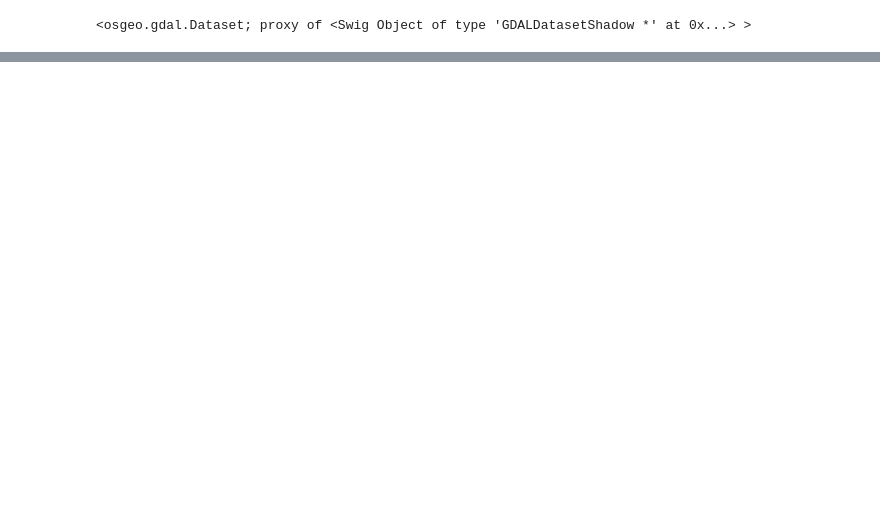
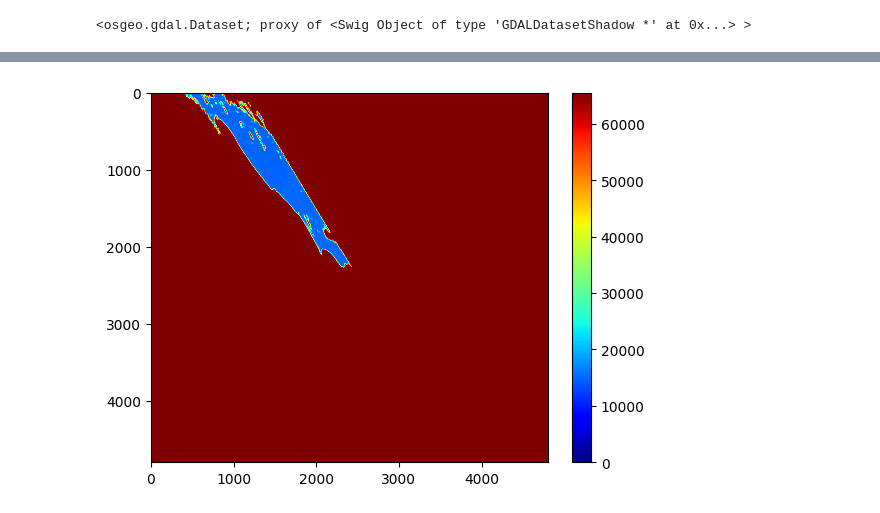
Before and after one commit to KentaKudo/gcom-practice, a Jupyter notebook: src/playground.ipynb, the cells around one changed output, grey strips where cells are left out. Cells and saved outputs as stored; diff of their text form; code cells hidden in the pictures; blank space fills up the shorter version.

```diff
--- a/src/playground.ipynb
+++ b/src/playground.ipynb
@@ -11,6 +11,9 @@ username = os.getenv('FTP_USERNAME')
 from ftplib import FTP
 ftp = FTP('ftp.gportal.jaxa.jp')
 ftp.login(username, 'anonymous');
+# %%
+tile = (5, 29) # (7, 28)
+v, h = tile
 # %%
 base = 'downloads'
 
@@ -19,12 +22,12 @@ dir = "standard/GCOM-C/GCOM-C.SGLI/L2.LAND.LST_/3/2023/09/01"
 os.makedirs(os.path.join(base, dir), exist_ok=True)
 
 # Ascending data
-filename_a = 'GC1SG1_20230901A01D_T0728_L2SG_LST_Q_3000.h5'
+filename_a = 'GC1SG1_20230901A01D_T{:02d}{:02d}_L2SG_LST_Q_3000.h5'.format(v, h)
 with open(os.path.join(base, dir, filename_a), 'wb') as f:
     ftp.retrbinary(f"RETR /{dir}/{filename_a}", f.write)
 
 # Descending data
-filename_a = 'GC1SG1_20230901D01D_T0728_L2SG_LST_Q_3000.h5'
+filename_a = 'GC1SG1_20230901D01D_T{:02d}{:02d}_L2SG_LST_Q_3000.h5'.format(v, h)
 with open(os.path.join(base, dir, filename_a), 'wb') as f:
     ftp.retrbinary(f"RETR /{dir}/{filename_a}", f.write)
 # %%
@@ -34,7 +37,7 @@ output_dir = "output/standard/GCOM-C/GCOM-C.SGLI/L2.LAND.LST_/3/2023/09/01"
 os.makedirs(output_dir, exist_ok=True)
 
 # Ascending data
-downloaded_filename_a = "GC1SG1_20230901A01D_T0728_L2SG_LST_Q_3000.h5"
+downloaded_filename_a = "GC1SG1_20230901A01D_T{:02d}{:02d}_L2SG_LST_Q_3000.h5".format(v, h)
 downloaded_a = gdal.Open(os.path.join(downloaded_dir, downloaded_filename_a), gdal.GA_ReadOnly)
 # %%
 downloaded_a.GetMetadata()
@@ -91,0 +106,17 @@ gdal.Translate(
+# %%
+import h5py
+import numpy as np
+import matplotlib.pyplot as plt
+
+filename = os.path.join(downloaded_dir, downloaded_filename_a)
+
+# ■ HDF読込・表示
+with h5py.File(filename, 'r') as f:
+    Data0 = np.array(f['/Image_data/LST']).T
+# %%
+# ■ Display as is
+plt.imshow(Data0, vmin=0, vmax=65534, aspect='auto', cmap='jet')
+plt.colorbar()
+plt.show()
+# %% [output]
+[figure, added]
```
Also changed, not shown: parts of 7 cells of this notebook, 5 other files.
